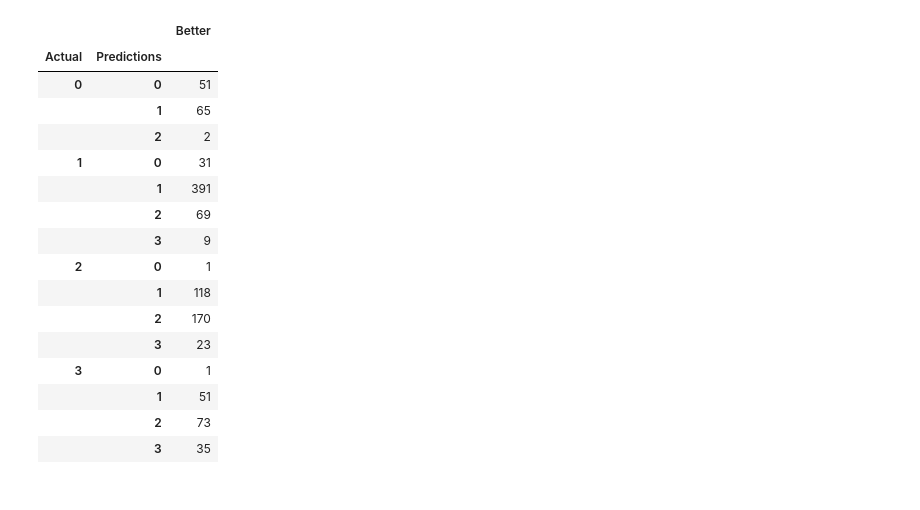
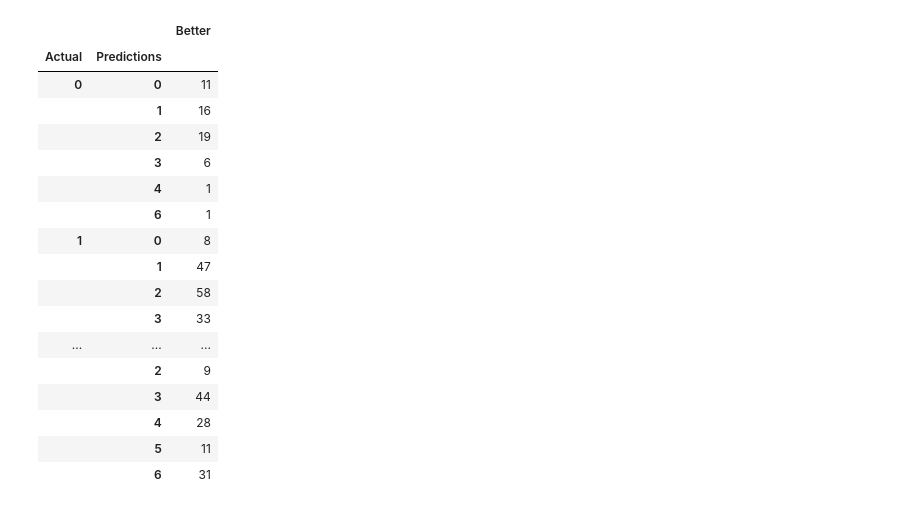
Before and after one commit to zainhoda1/Capstone-project, a Jupyter notebook: Analysis files/NEW_MODEL EXECUTION.ipynb, the cells around one changed output. Saved outputs shown, nothing was run; the diff lists cells and outputs as text; code cells hidden in the pictures.

```diff
--- a/Analysis files/NEW_MODEL EXECUTION.ipynb
+++ b/Analysis files/NEW_MODEL EXECUTION.ipynb
@@ -151,6 +152,9 @@ Calc_overall_n1_cond = [(df[column_to_test]<=df[column_to_test].quantile(0.12)),
 #Calc_A_n1_val = [2, 1, 0]
 Calc_A_n1_val = [3, 2, 1, 0]
 df['Calc_Overall_n1_Contr'] = np.select(Calc_overall_n1_cond, Calc_A_n1_val)
+# %%
+pd.set_option('display.max_columns', None)
+#df[['X.Poss_n1', 'X.Min_n1','Contribution_n1']].head(20)
 # %%
 #df[['Team', 'year', 'games_max']].sort_values('games_max')
 # %%
@@ -346,28 +386,32 @@ print(accuracy_end, acc_check)
 # %%
-output = pd.DataFrame(y_test['Calc_Overall_n1_Contr'])
-output = output.rename(columns={'Calc_Overall_n1_Contr': 'Actual'})
+#output = pd.DataFrame(y_test['Calc_Overall_n1_Contr'])
+#output = output.rename(columns={'Calc_Overall_n1_Contr': 'Actual'})
+
+output = pd.DataFrame(y_test['Contribution_n1'])
+output = output.rename(columns={'Contribution_n1': 'Actual'})
 
 output['Predictions'] = model.predict(X_test)
 output3 = output.groupby('Predictions').count()
 output['Better'] = np.where(output['Predictions']==output['Actual'], 1, 0)
 output2 = output.groupby(['Actual', 'Predictions']).count()
 
 output2
 # %% [output]
 |  |  | Better |
 | Actual | Predictions |  |
-| 0 | 0 | 51 |
-|  | 1 | 65 |
-|  | 2 | 2 |
-| 1 | 0 | 31 |
-|  | 1 | 391 |
-|  | 2 | 69 |
-|  | 3 | 9 |
-| 2 | 0 | 1 |
-|  | 1 | 118 |
-|  | 2 | 170 |
-|  | 3 | 23 |
-| 3 | 0 | 1 |
-|  | 1 | 51 |
-|  | 2 | 73 |
-|  | 3 | 35 |
+| 0 | 0 | 11 |
+|  | 1 | 16 |
+|  | 2 | 19 |
+|  | 3 | 6 |
+|  | 4 | 1 |
+|  | 6 | 1 |
+| 1 | 0 | 8 |
+|  | 1 | 47 |
+|  | 2 | 58 |
+|  | 3 | 33 |
+| ... | ... | ... |
+|  | 2 | 9 |
+|  | 3 | 44 |
+|  | 4 | 28 |
+|  | 5 | 11 |
+|  | 6 | 31 |
```
Also changed, not shown: parts of 7 cells of this notebook, 1 other file.
